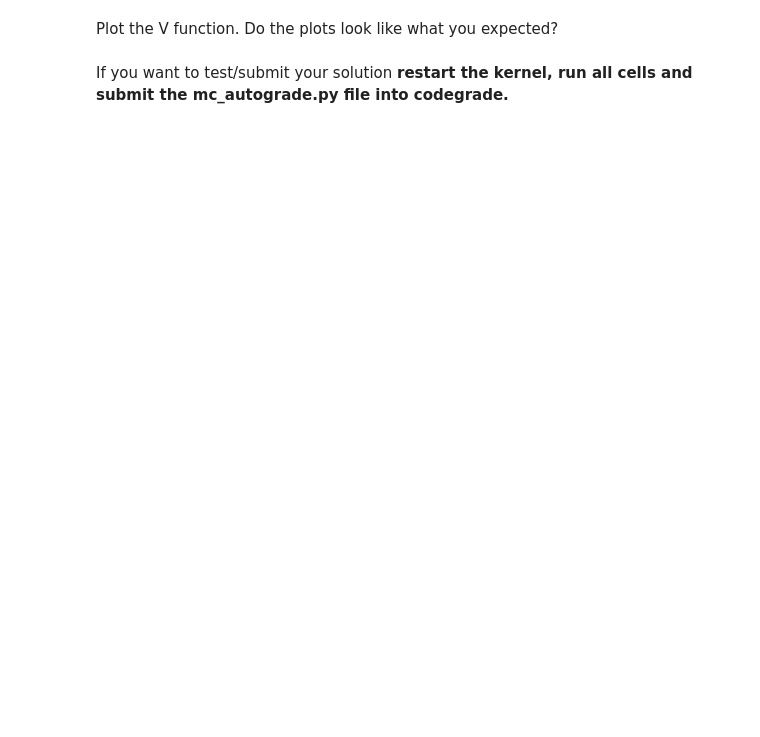
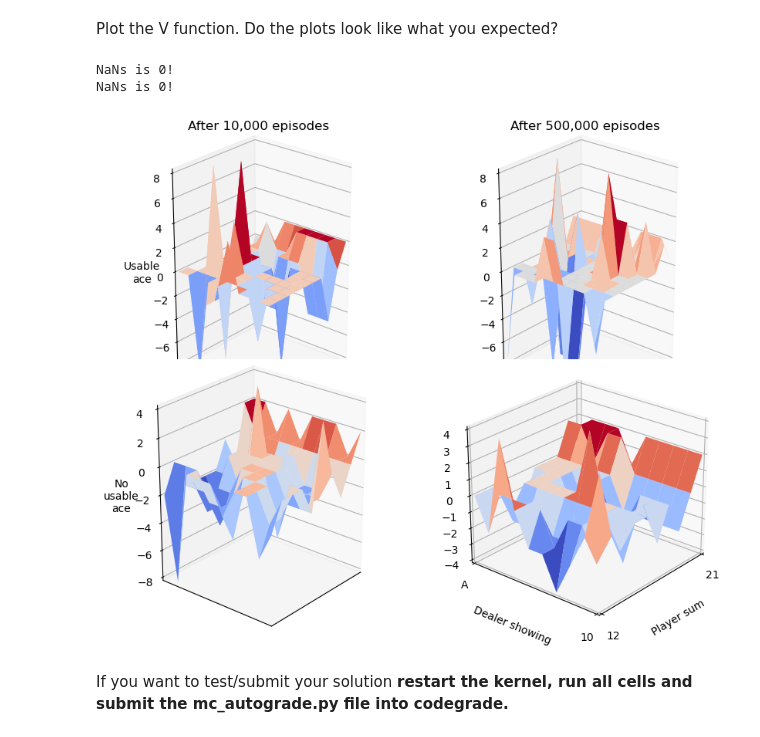
Before and after one commit to elidub/RL, a Jupyter notebook: hw2/MC_lab.ipynb, the cells around one changed output. Cells and saved outputs as stored; diff of their text form; code cells hidden in the pictures; blank space fills up the shorter version.

```diff
--- a/hw2/MC_lab.ipynb
+++ b/hw2/MC_lab.ipynb
@@ -338,8 +342,16 @@ class RandomBlackjackPolicy(object):
             Numpy array filled with probabilities (same length as states and actions)
         """
         # YOUR CODE HERE
-        raise NotImplementedError
-        return probs
+
+        probs = [0.5] * len(actions)
+
+#         for i, (state, action) in enumerate(zip(states, actions)):
+
+#             sampled_action = self.sample_action(state)
+
+#             probs[i] = (sampled_action == action)*1.
+
+        return np.array(probs)
 
     def sample_action(self, state):
         """
@@ -352,5 +364,8 @@ class RandomBlackjackPolicy(object):
             An action (int).
         """
         # YOUR CODE HERE
-        raise NotImplementedError
+
+        stick, hit = 0, 1
+        action = np.random.choice([stick, hit])
+
         return action
@@ -392,5 +413,20 @@ def mc_importance_sampling(env, behavior_policy, target_policy, num_episodes, di
     returns_count = defaultdict(float)
 
     # YOUR CODE HERE
-    raise NotImplementedError
+    for _ in tqdm(range(num_episodes)):
+#         behavior_policy = target_policy
+        states, actions, rewards, dones = episode = sample_episode(env, behavior_policy)
+        G = 0.
+        W = 1.
+        reversed_episodes = zip(reversed(states), reversed(actions), reversed(rewards), reversed(dones))
+        for t, (state, action, reward, done) in enumerate(reversed_episodes):
+            G = discount_factor * G + reward
+            pi, b = target_policy.get_probs([state], [action]), behavior_policy.get_probs([state], [action])
+
+            W = W * pi / b # Already calculate W_{n+1}
+            V[state] = V[state] + 1 / (returns_count[state] + 1) * (W * G - V[state])
+
+            if W == 0:
+                break
+
     return V
@@ -410,2 +447,11 @@ raise NotImplementedError
+# %%
+data_10k = x_10k, y_10k, z0_10k, z1_10k = dict_to_array(V_10k)
+data_500k = x_500k, y_500k, z0_500k, z1_500k = dict_to_array(V_500k)
+
+plot(Xs = [x_10k, x_500k, x_10k, x_500k], Ys = [y_10k, y_500k, y_10k, y_500k], Zs = [z1_10k, z1_500k, z0_10k, z0_500k], zlim = False)
+# %% [output]
+NaNs is 0!
+NaNs is 0!
+[figure, added]
 # %% [markdown]
 If you want to test/submit your solution **restart the kernel, run all cells and submit the mc_autograde.py file into codegrade.**
```
Also changed, not shown: parts of 13 cells of this notebook, 3 other files.
